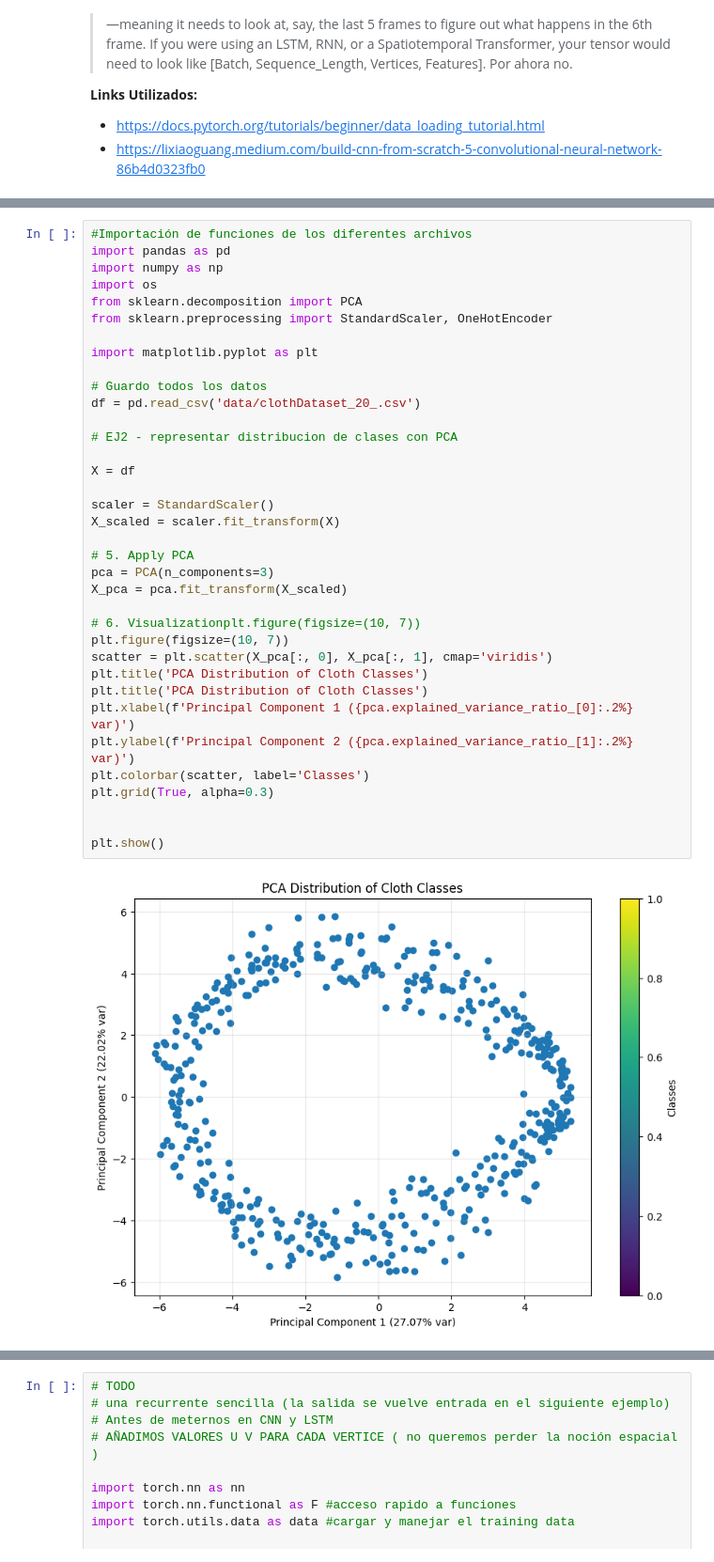
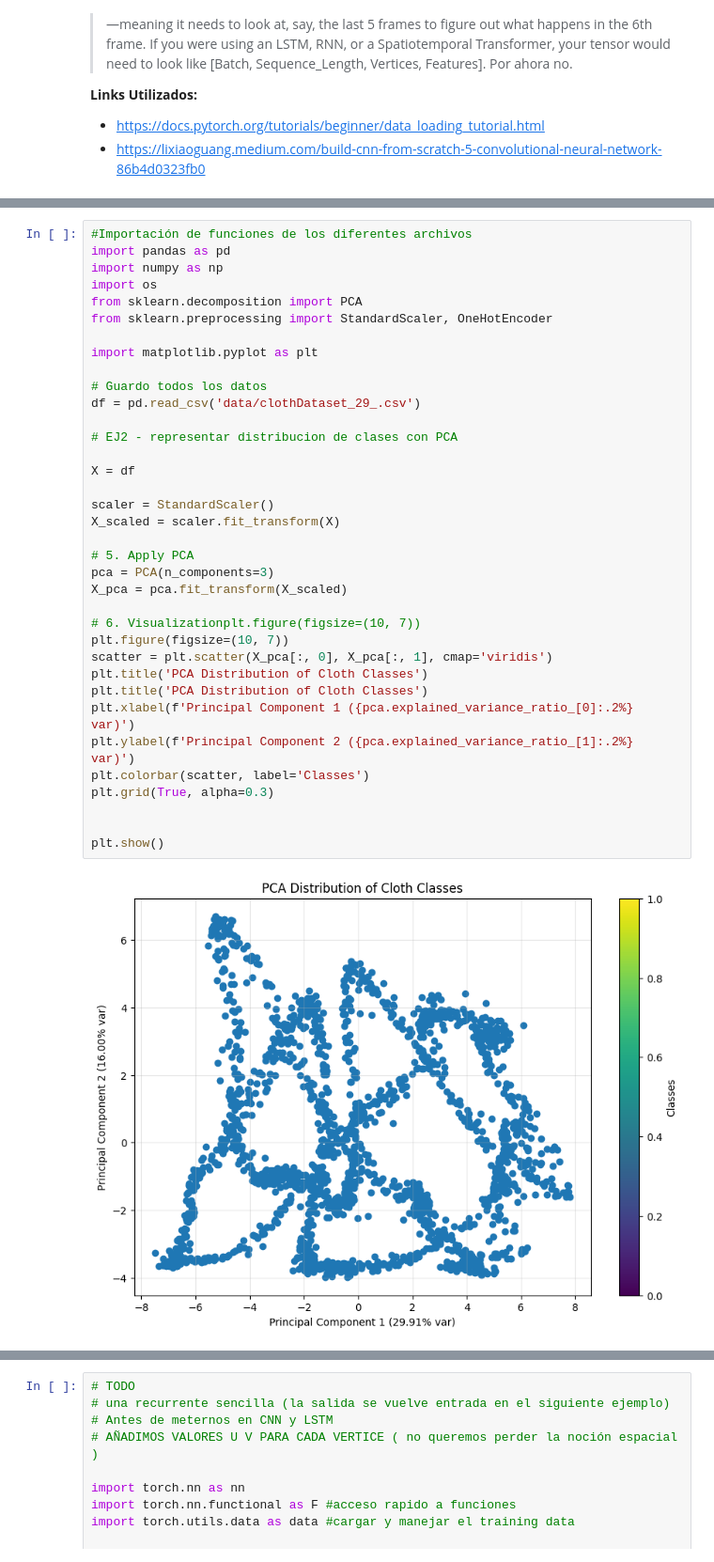
Before and after one commit to mikeletzu/TFG_FisicaOptim, a Jupyter notebook: Entrenamiento/cnn03.ipynb, the cells around one changed output, grey strips where cells are left out. Shown at 94% size. Drawn from its saved outputs; the diff is of its cells as text.

```diff
--- a/Entrenamiento/cnn03.ipynb
+++ b/Entrenamiento/cnn03.ipynb
@@ -65,35 +65,35 @@ from sklearn.decomposition import PCA
 from sklearn.preprocessing import StandardScaler, OneHotEncoder
 
 import matplotlib.pyplot as plt
 
 # Guardo todos los datos
-df = pd.read_csv('data/clothDataset_20_.csv')
+df = pd.read_csv('data/clothDataset_29_.csv')
 
 # EJ2 - representar distribucion de clases con PCA
 
 X = df
 
 scaler = StandardScaler()
 X_scaled = scaler.fit_transform(X)
 
 # 5. Apply PCA
 pca = PCA(n_components=3)
 X_pca = pca.fit_transform(X_scaled)
 
 # 6. Visualizationplt.figure(figsize=(10, 7))
 plt.figure(figsize=(10, 7))
 scatter = plt.scatter(X_pca[:, 0], X_pca[:, 1], cmap='viridis')
 plt.title('PCA Distribution of Cloth Classes')
 plt.title('PCA Distribution of Cloth Classes')
 plt.xlabel(f'Principal Component 1 ({pca.explained_variance_ratio_[0]:.2%} var)')
 plt.ylabel(f'Principal Component 2 ({pca.explained_variance_ratio_[1]:.2%} var)')
 plt.colorbar(scatter, label='Classes')
 plt.grid(True, alpha=0.3)
 
 
 plt.show()
 # %% [output]
-[figure, old version]
+[figure, new version]
 # %%
 class ClothDataset(Dataset):
     def __init__(self, csv_data, num_vertices=6):
```
Also changed, not shown: parts of 6 cells of this notebook, 46 other files.
